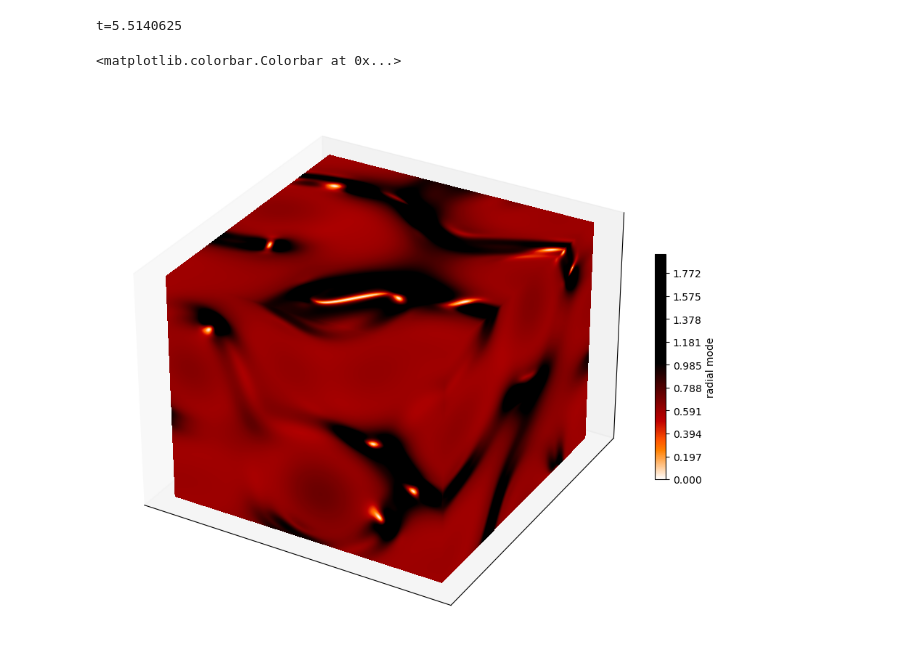
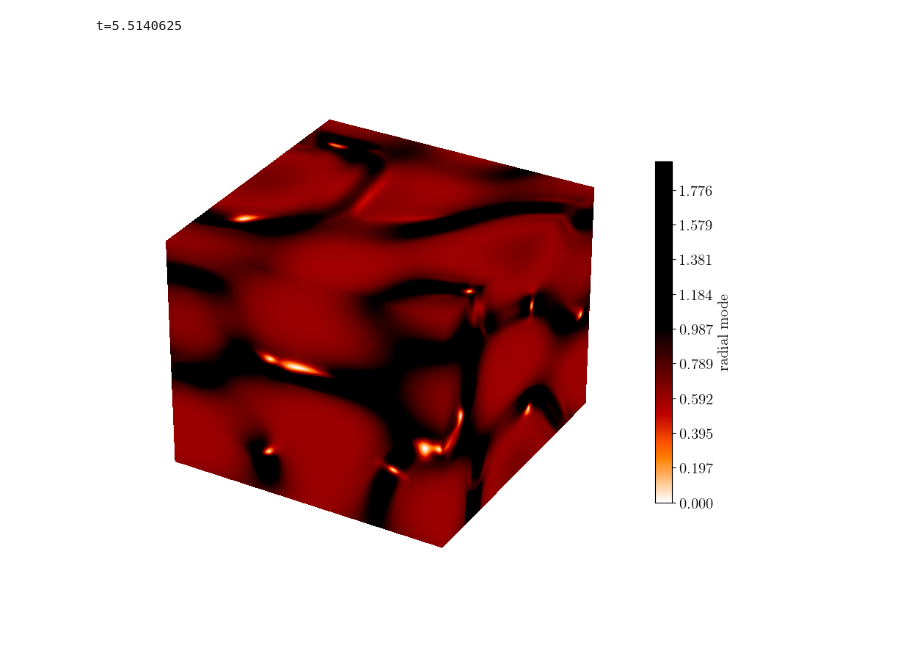
Before and after one commit to MSABuschmann/sledgehamr, a Jupyter notebook: notebooks/MinimalExample.ipynb, the cells around one changed output. Cells and saved outputs as stored; diff of their text form; code cells hidden in the pictures.

```diff
--- a/notebooks/MinimalExample.ipynb
+++ b/notebooks/MinimalExample.ipynb
@@ -2,6 +2,10 @@
 import sys
 import numpy as np
 import matplotlib.pyplot as plt
+from matplotlib import rc
+from matplotlib import rcParams
+rc('font', **{'family': 'serif', 'serif': ['Computer Modern']})
+rcParams['text.usetex'] = True
 
 # Path to sledgehamr top directory
 sys.path.append('../../sledgehamr')
@@ -31,11 +35,11 @@ Follow instructions in 'examples/MinimalExample/README'. For reference, the simu
 output = sledgehamr.Output(exec_dir + 'output')
 print()
 
-times = output.GetTimesOfSlices()
-print(len(times),'slices written at t =', times)
+times_slices = output.GetTimesOfSlices()
+print(len(times_slices),'slices written at t =', times_slices)
 
-times = output.GetTimesOfCoarseBoxes()
-print(len(times),'coarse boxes written at t =', times)
+times_boxes = output.GetTimesOfCoarseBoxes()
+print(len(times_boxes),'coarse boxes written at t =', times_boxes)
 # %% [output]
 Number of slices found: 12
 Number of coarse boxes found: 3
@@ -87,7 +92,7 @@ for lev in [0,1]:
 # %% [markdown]
 ### Next, we can load the entire coarse level at the end of the simulation and make a 3D surface plot.
 # %%
-i = 2
+i = len(times_boxes)-1
 
 # Load coarse box
 coarse_box = output.GetCoarseBox(i, ['Psi1', 'Psi2'])
@@ -104,36 +109,35 @@ X, Y, Z = np.meshgrid(np.arange(Nx), np.arange(Ny), -np.arange(Nz))
 
 data = radial_mode_sq
 
 kw = {
     'vmin': data.min(),
     'vmax': 1,#data.max(),
     'levels': np.linspace(data.min(), data.max(), 512),
     'cmap': 'gist_heat_r'
 }
 
 # Create a figure with 3D ax
 fig = plt.figure(figsize=(10, 12))
 ax = fig.add_subplot(111, projection='3d')
 
 # Plot contour surfaces
 _ = ax.contourf(
     X[:, :, 0], Y[:, :, 0], data[:, :, 0],
     zdir='z', offset=0, **kw
 )
 _ = ax.contourf(
     X[0, :, :], data[0, :, :], Z[0, :, :],
     zdir='y', offset=0, **kw
 )
 C = ax.contourf(
     data[:, -1, :], Y[:, -1, :], Z[:, -1, :],
     zdir='x', offset=X.max(), **kw
 )
 
-ax.set_xticks([])
-ax.set_yticks([])
-ax.set_zticks([])
+ax.set_axis_off()
 
-fig.colorbar(C, ax=ax, fraction=0.02, pad=0.01, label='radial mode')
+cb = fig.colorbar(C, ax=ax, fraction=0.03, pad=0.01)
+cb.ax.tick_params(labelsize=15)
+cb.set_label(label=r'radial mode',fontsize=15)
 # %% [output]
-<matplotlib.colorbar.Colorbar at 0x...>
-[figure, old version]
+[figure, new version]
```
Also changed, not shown: parts of 1 cell of this notebook, 7 other files.
